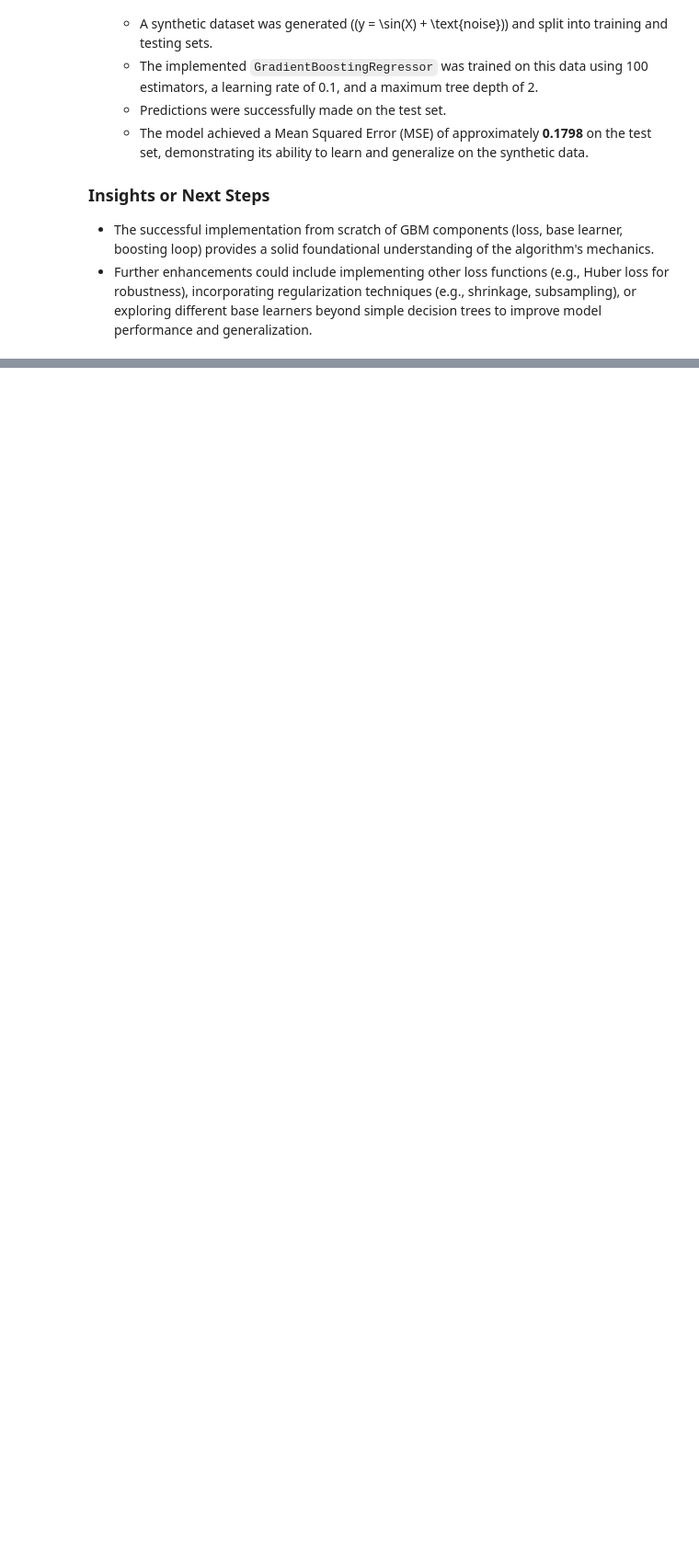
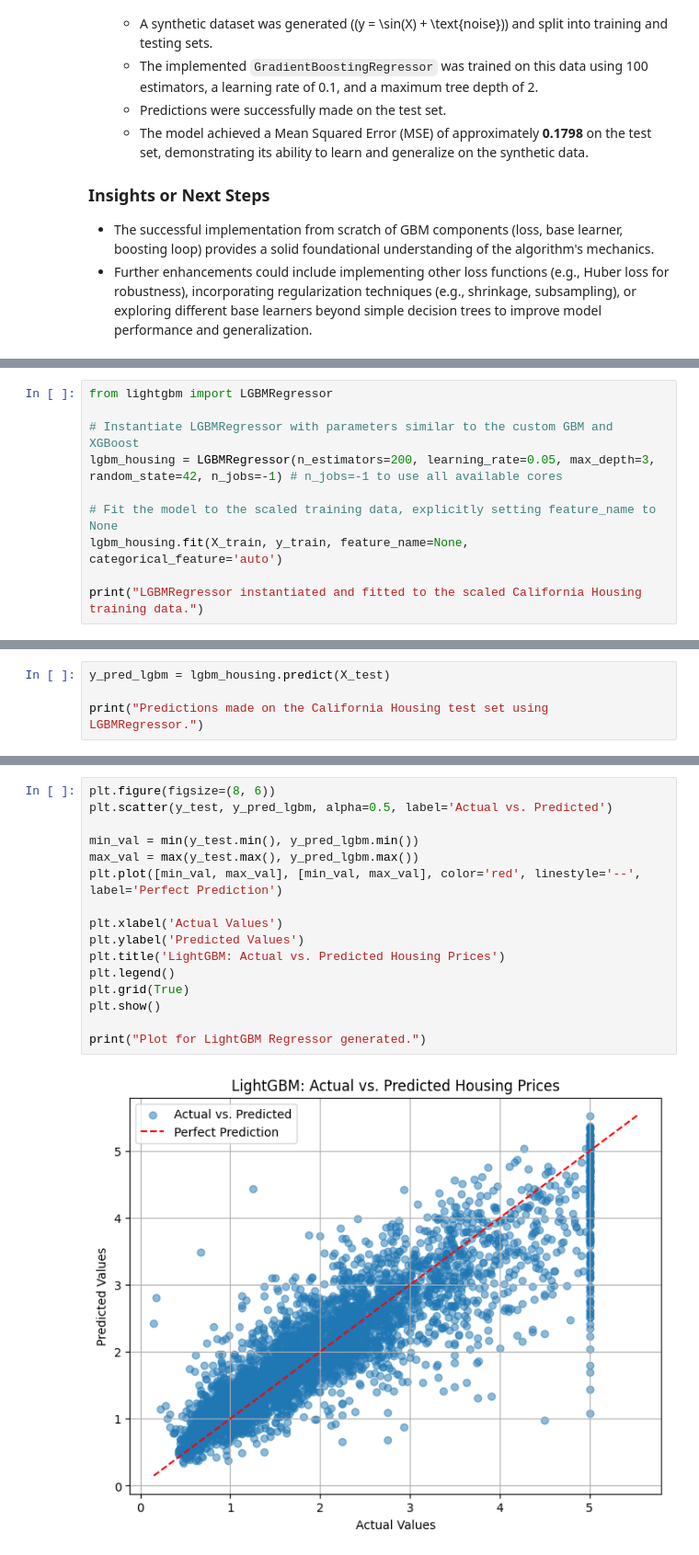
Before and after one commit to SebasKHE/ML-Expert-Journey, a Jupyter notebook: Papers and Projects/Greedy Function Approximation A Gradient Boosting Machine/From scratch Implementing_Greedy_Functions_Aproximation.ipynb, the cells around one changed output, grey strips where cells are left out. Shown at 92% size. Saved outputs shown, nothing was run; the diff lists cells and outputs as text; blank space fills up the shorter version.

```diff
--- a/Papers and Projects/Greedy Function Approximation A Gradient Boosting Machine/From scratch Implementing_Greedy_Functions_Aproximation.ipynb
+++ b/Papers and Projects/Greedy Function Approximation A Gradient Boosting Machine/From scratch Implementing_Greedy_Functions_Aproximation.ipynb
@@ -1105,0 +1420,10 @@ Mean Squared Error on test set: 0.1798
+# %%
+from lightgbm import LGBMRegressor
+
+# Instantiate LGBMRegressor with parameters similar to the custom GBM and XGBoost
+lgbm_housing = LGBMRegressor(n_estimators=200, learning_rate=0.05, max_depth=3, random_state=42, n_jobs=-1) # n_jobs=-1 to use all available cores
+
+# Fit the model to the scaled training data, explicitly setting feature_name to None
+lgbm_housing.fit(X_train, y_train, feature_name=None, categorical_feature='auto')
+
+print("LGBMRegressor instantiated and fitted to the scaled California Housing training data.")
@@ -1105,0 +1433,4 @@ Mean Squared Error on test set: 0.1798
+# %%
+y_pred_lgbm = lgbm_housing.predict(X_test)
+
+print("Predictions made on the California Housing test set using LGBMRegressor.")
@@ -1105,0 +1540,18 @@ Mean Squared Error on test set: 0.1798
+# %%
+plt.figure(figsize=(8, 6))
+plt.scatter(y_test, y_pred_lgbm, alpha=0.5, label='Actual vs. Predicted')
+
+min_val = min(y_test.min(), y_pred_lgbm.min())
+max_val = max(y_test.max(), y_pred_lgbm.max())
+plt.plot([min_val, max_val], [min_val, max_val], color='red', linestyle='--', label='Perfect Prediction')
+
+plt.xlabel('Actual Values')
+plt.ylabel('Predicted Values')
+plt.title('LightGBM: Actual vs. Predicted Housing Prices')
+plt.legend()
+plt.grid(True)
+plt.show()
+
+print("Plot for LightGBM Regressor generated.")
+# %% [output]
+[figure, added]
```
Also changed, not shown: parts of 67 cells of this notebook, 1 other file.
